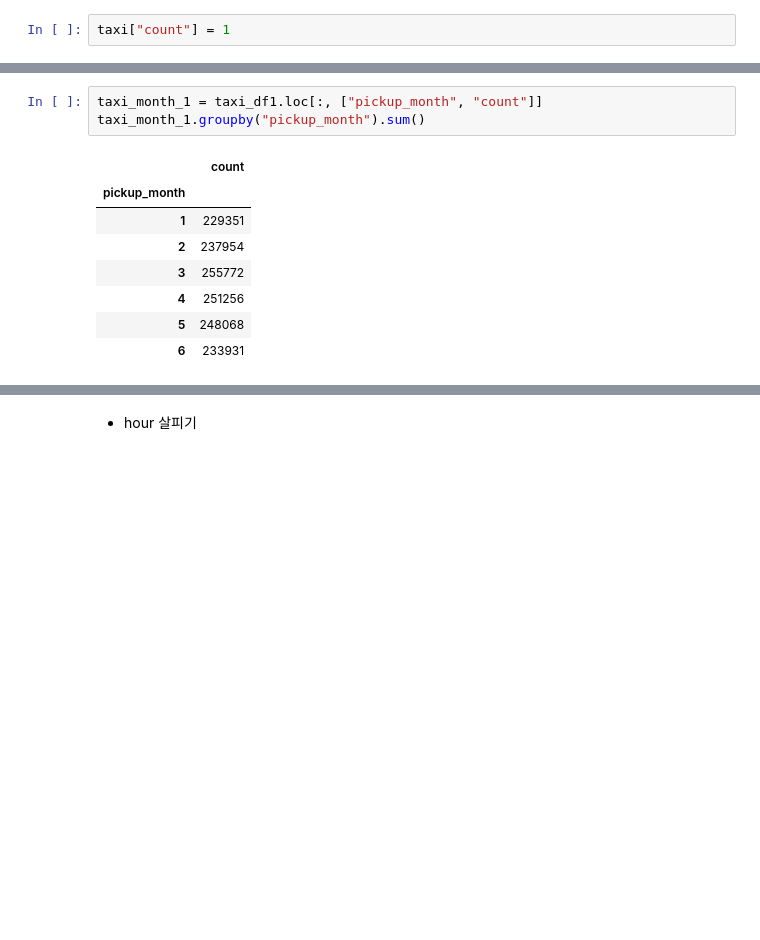
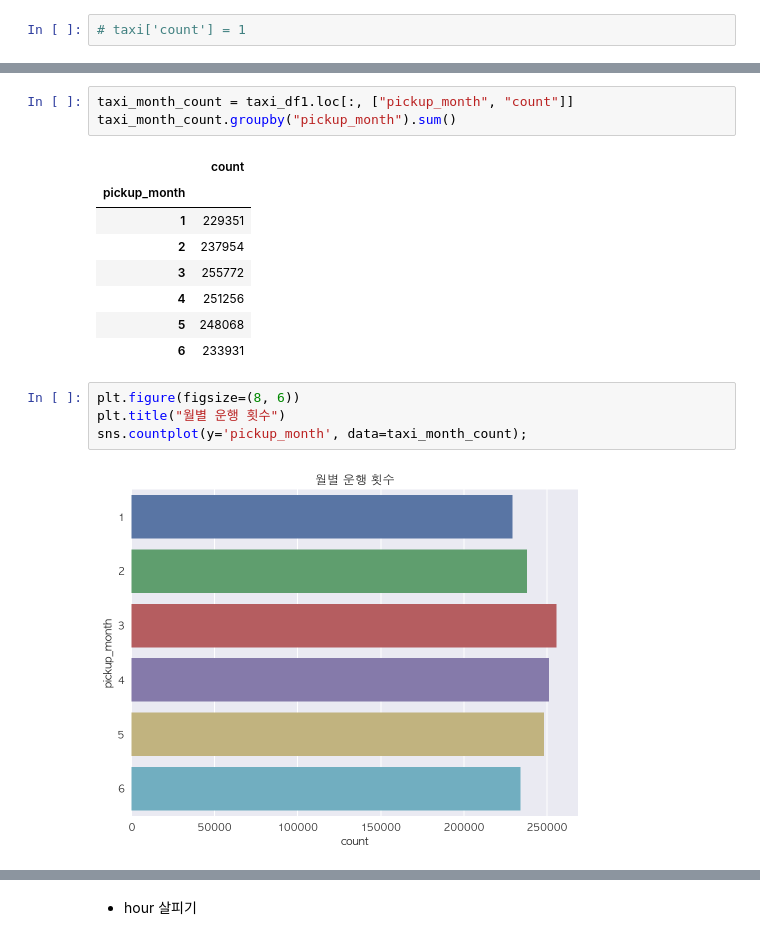
Before and after one commit to novdov/dss7b5-nyctaxi, a Jupyter notebook: EDA/EDA_release.ipynb, the cells around one changed output, grey strips where cells are left out. Saved outputs shown, nothing was run; the diff lists cells and outputs as text; blank space fills up the shorter version.

```diff
--- a/EDA/EDA_release.ipynb
+++ b/EDA/EDA_release.ipynb
@@ -21,7 +26,7 @@ sns.set()
 # %%
 taxi = pd.read_csv("../dataset/train.csv")
 # %%
-taxi["count"] = 1
+# taxi['count'] = 1
 # %% [markdown]
 # 전처리
 
@@ -94,6 +105,6 @@ print(taxi_df1["pickup_month"].max())
 # %%
-taxi_month_1 = taxi_df1.loc[:, ["pickup_month", "count"]]
-taxi_month_1.groupby("pickup_month").sum()
+taxi_month_count = taxi_df1.loc[:, ["pickup_month", "count"]]
+taxi_month_count.groupby("pickup_month").sum()
 # %% [output]
 |  | count |
 | pickup_month |  |
@@ -103,4 +114,10 @@ taxi_month_1.groupby("pickup_month").sum()
 | 4 | 251256 |
 | 5 | 248068 |
 | 6 | 233931 |
+# %%
+plt.figure(figsize=(8, 6))
+plt.title("월별 운행 횟수")
+sns.countplot(y='pickup_month', data=taxi_month_count);
+# %% [output]
+[figure, added]
 # %%
```
Also changed, not shown: parts of 18 cells of this notebook.
